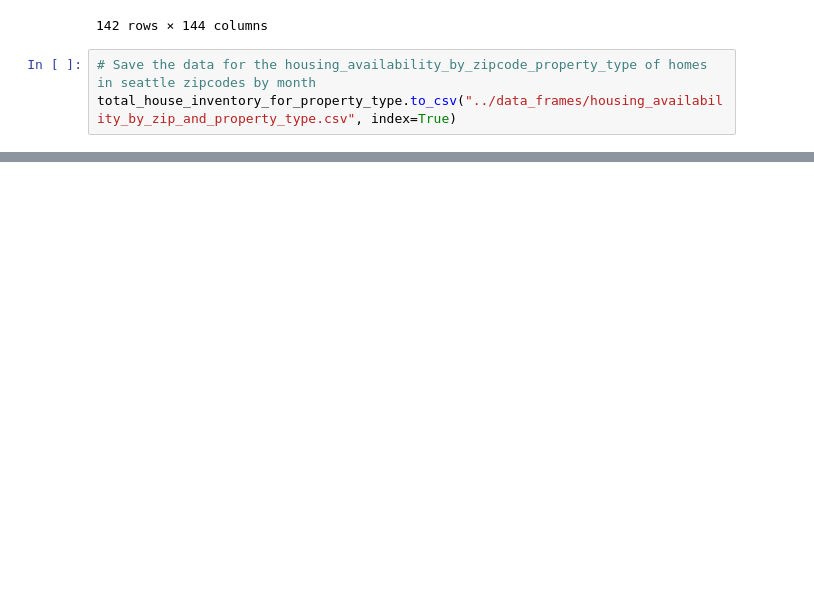
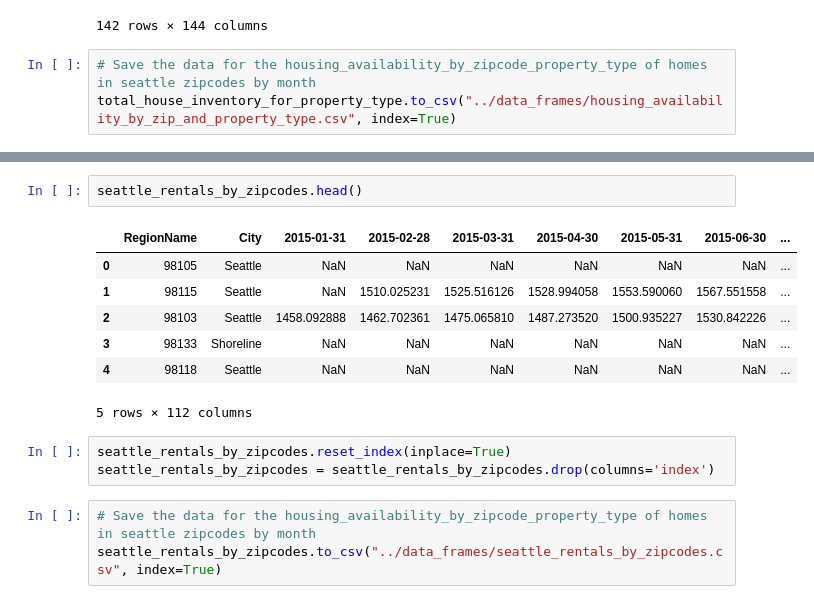
Before and after one commit to dylandevens/Housing_Project_rent_or_buy, a Jupyter notebook: Dylan/manipulation.ipynb, the cells around one changed output, grey strips where cells are left out. Saved outputs shown, nothing was run; the diff lists cells and outputs as text; blank space fills up the shorter version.

```diff
--- a/Dylan/manipulation.ipynb
+++ b/Dylan/manipulation.ipynb
@@ -719,0 +1010,16 @@ total_house_inventory_for_property_type.to_csv("../data_frames/housing_availabil
+# %%
+seattle_rentals_by_zipcodes.head()
+# %% [output]
+|  | RegionName | City | 2015-01-31 | 2015-02-28 | 2015-03-31 | 2015-04-30 | 2015-05-31 | 2015-06-30 | ... |
+| 0 | 98105 | Seattle | NaN | NaN | NaN | NaN | NaN | NaN | ... |
+| 1 | 98115 | Seattle | NaN | 1510.025231 | 1525.516126 | 1528.994058 | 1553.590060 | 1567.551558 | ... |
+| 2 | 98103 | Seattle | 1458.092888 | 1462.702361 | 1475.065810 | 1487.273520 | 1500.935227 | 1530.842226 | ... |
+| 3 | 98133 | Shoreline | NaN | NaN | NaN | NaN | NaN | NaN | ... |
+| 4 | 98118 | Seattle | NaN | NaN | NaN | NaN | NaN | NaN | ... |
+5 rows × 112 columns
+# %%
+seattle_rentals_by_zipcodes.reset_index(inplace=True)
+seattle_rentals_by_zipcodes = seattle_rentals_by_zipcodes.drop(columns='index')
+# %%
+# Save the data for the housing_availability_by_zipcode_property_type of homes in seattle zipcodes by month
+seattle_rentals_by_zipcodes.to_csv("../data_frames/seattle_rentals_by_zipcodes.csv", index=True)
```
Also changed, not shown: parts of 10 cells of this notebook, 3 other files.
